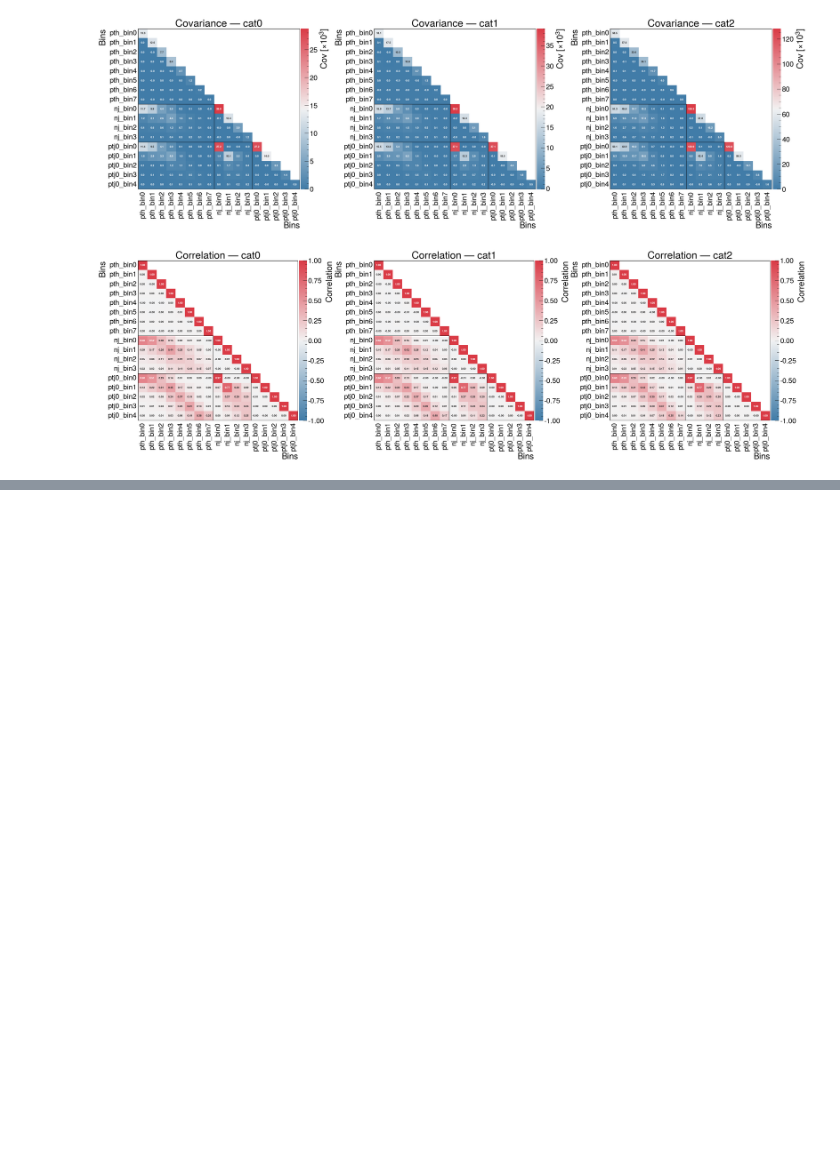
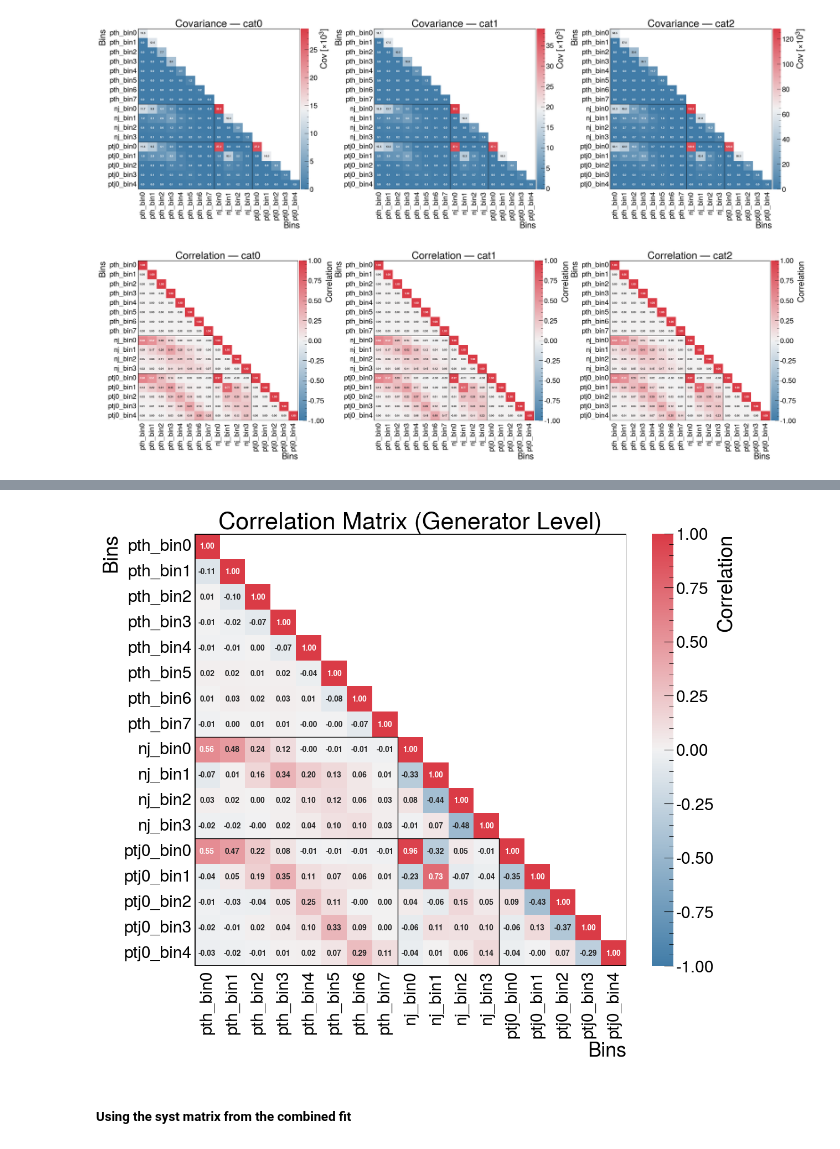
Before and after one commit to AlessandroTarabini/matrix_ATLAS, a Jupyter notebook: correlation_matrix.ipynb, the cells around one changed output, grey strips where cells are left out. Cells and saved outputs as stored; diff of their text form; code cells hidden in the pictures; blank space fills up the shorter version.

```diff
--- a/correlation_matrix.ipynb
+++ b/correlation_matrix.ipynb
@@ -374,0 +517,6 @@ plot_corr(cov_gen_cholesky["correlation"])
+# %%
+import json
+
+pois_ptJ0 = ["r_PTJ0_0p0_30p0", "r_PTJ0_30p0_75p0", "r_PTJ0_75p0_120p0", "r_PTJ0_120p0_200p0", "r_PTJ0_200p0_10000p0"]
+pois_PTH =  ["r_PTH_0p0_15p0", "r_PTH_15p0_30p0", "r_PTH_30p0_45p0", "r_PTH_45p0_80p0", "r_PTH_80p0_120p0", "r_PTH_120p0_200p0", "r_PTH_200p0_350p0", "r_PTH_350p0_10000p0"]
+pois_NJ =   ["r_NJ_0p0_1p0", "r_NJ_1p0_2p0", "r_NJ_2p0_3p0", "r_NJ_3p0_100p0"]
@@ -374,0 +783,39 @@ plot_corr(cov_gen_cholesky["correlation"])
+# %%
+## After this cell you have syst_matrix and syst_matrix_reduced
+n_entries = len(pois_ptJ0) + len(pois_PTH) + len(pois_NJ)
+syst_matrix = np.zeros((n_entries, n_entries))
+for nuis in nuis_params:
+# for nuis in ["CMS_scale_j_2022postEE", "CMS_scale_j_2022preEE"]:
+    syst_matrix += nuis_to_vector[nuis] @ nuis_to_vector[nuis].T
+
+syst_matrix = pd.DataFrame(syst_matrix, index=cov["cat0"].index, columns=cov["cat0"].columns)
+label_to_drop = syst_matrix.index[12]
+syst_matrix_red = pd.DataFrame(syst_matrix.drop(index=label_to_drop, columns=label_to_drop))
+syst_matrix_red.index = cor_cholesky_red.index
+syst_matrix_red.columns = cor_cholesky_red.index
+# %%
+## These are the uncertainties taken from HIG-23-014
+unc_stat_PTH = [0.57562, 0.49025, 0.33738,  0.16279,  0.073269, 0.018874,  0.0033147,  0.0006698]
+unc_syst_PTH = [0.12178, 0.11362, 0.076966, 0.022287, 0.01272,  0.0059666, 0.00049481, 7.4847e-05]
+
+unc_stat_NJ = [11.156, 6.8513, 3.7298, 1.8594]
+unc_syst_NJ = [5.2144, 1.3159, 0.7901, 0.34139]
+
+unc_stat_ptJ0 = [0.010956, 0.16787, 0.081892, 0.023149, 0.00087127]
+unc_syst_ptJ0 = [0.0049906, 0.021763, 0.015088, 0.004048, 0.000085128]
+## without the underflow bin
+# unc_stat_ptJ0 = [0.16787, 0.081892, 0.023149, 0.00087127]
+# unc_syst_ptJ0 = [0.021763, 0.015088, 0.004048, 0.000085128]
+
+unc_stat = unc_stat_PTH + unc_stat_ptJ0 + unc_stat_NJ
+unc_syst = unc_syst_PTH + unc_syst_ptJ0 + unc_syst_NJ
+# %%
+cov_stat = cor_cholesky * np.outer(unc_stat, unc_stat)
+cov_syst = syst_matrix * np.outer(unc_syst, unc_syst)
+cov_tot = cov_stat + cov_syst
+corr_tot = corr_from_cov(cov_tot)
+plot_corr(corr_tot)
+# %% [output]
+[figure, added]
+# %% [markdown]
+##### Using the syst matrix from the combined fit
```
Also changed, not shown: parts of 29 cells of this notebook, 3 other files.
